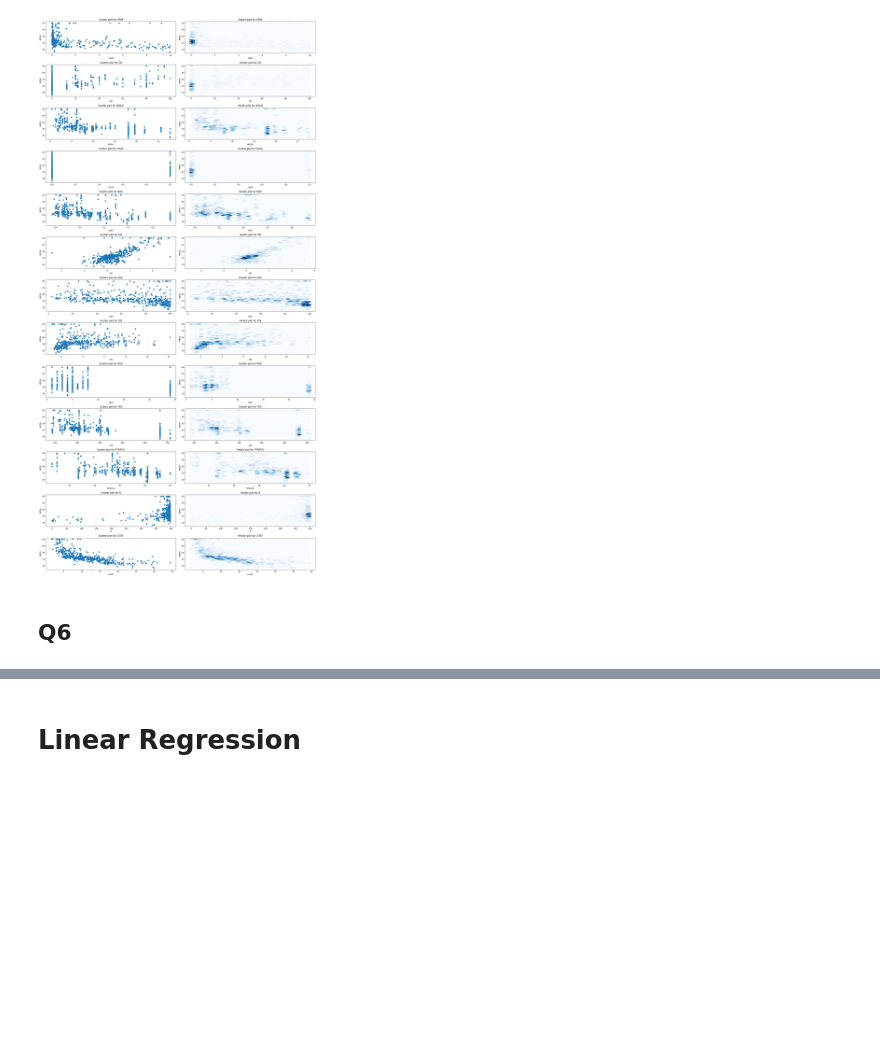
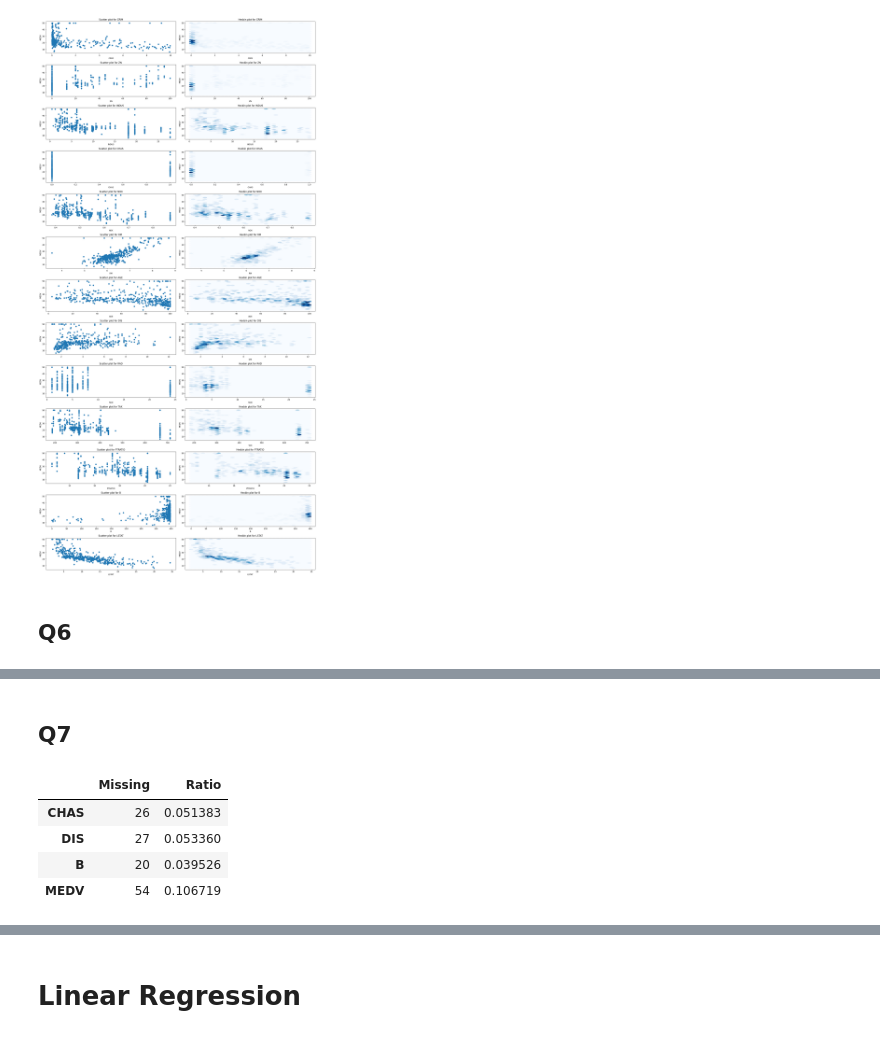
Before and after one commit to AryanBastani/AI-Course-Projects, a Jupyter notebook: Machine Learning/AI-CA4.ipynb, the cells around one changed output, grey strips where cells are left out. Saved outputs shown, nothing was run; the diff lists cells and outputs as text; code cells hidden in the pictures; blank space fills up the shorter version.

```diff
--- a/Machine Learning/AI-CA4.ipynb
+++ b/Machine Learning/AI-CA4.ipynb
@@ -189,0 +220,10 @@ plt.show()
+# %% [markdown]
+## Q7
+# %%
+misseingsResult[misseingsResult["Missing"] != 0]
+# %% [output]
+|  | Missing | Ratio |
+| CHAS | 26 | 0.051383 |
+| DIS | 27 | 0.053360 |
+| B | 20 | 0.039526 |
+| MEDV | 54 | 0.106719 |
```
Also changed, not shown: parts of 20 cells of this notebook.
